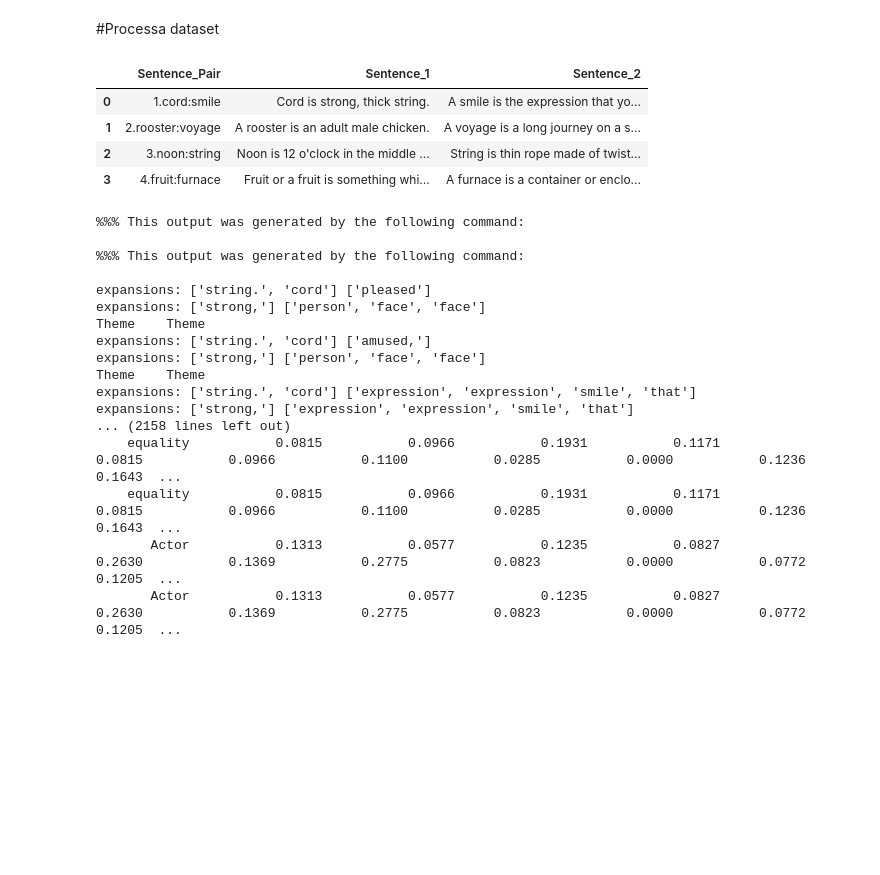
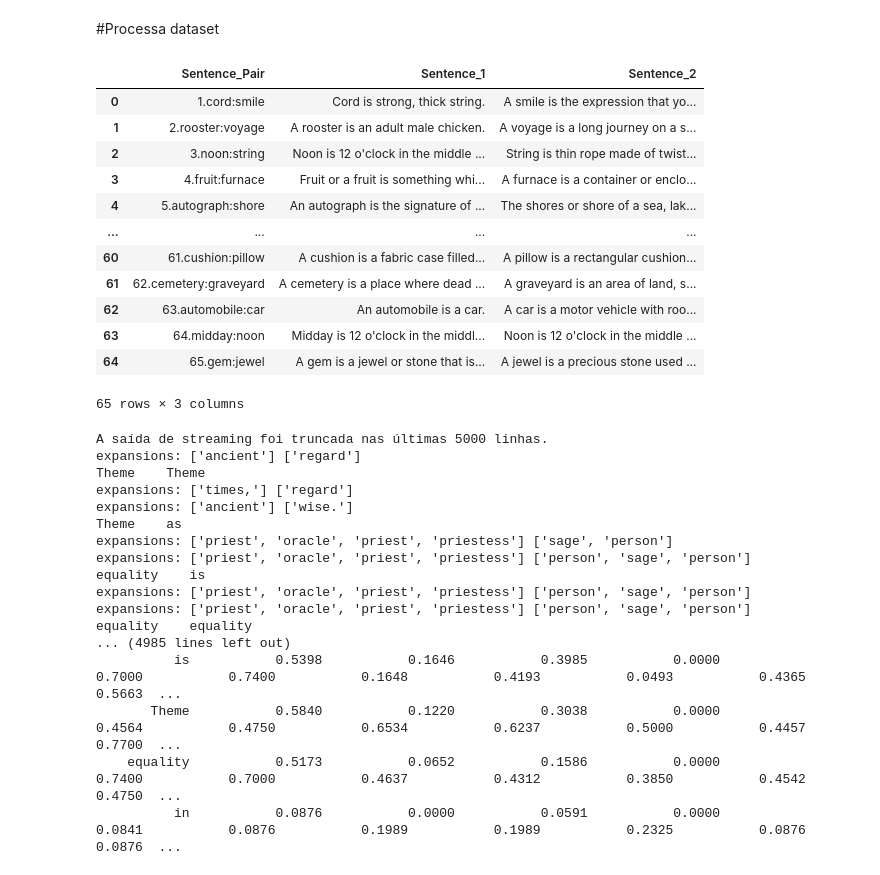
Before and after one commit to ritaalamino/candc_master, a Jupyter notebook: CANDC_learnbyreading.ipynb, the cells around one changed output. Drawn from its saved outputs; the diff is of its cells as text; code cells hidden in the pictures; blank space fills up the shorter version.

```diff
--- a/CANDC_learnbyreading.ipynb
+++ b/CANDC_learnbyreading.ipynb
@@ -692,14 +800,21 @@ def process_sentence(sentence, file_name):
 # %%
 # Lê o arquivo CSV
 df = pd.read_csv('/content/CANDC/dataset.csv')
-df = df[0:4]
 df
 # %% [output]
 |  | Sentence_Pair | Sentence_1 | Sentence_2 |
 | 0 | 1.cord:smile | Cord is strong, thick string. | A smile is the expression that yo... |
 | 1 | 2.rooster:voyage | A rooster is an adult male chicken. | A voyage is a long journey on a s... |
 | 2 | 3.noon:string | Noon is 12 o'clock in the middle ... | String is thin rope made of twist... |
 | 3 | 4.fruit:furnace | Fruit or a fruit is something whi... | A furnace is a container or enclo... |
+| 4 | 5.autograph:shore | An autograph is the signature of ... | The shores or shore of a sea, lak... |
+| ... | ... | ... | ... |
+| 60 | 61.cushion:pillow | A cushion is a fabric case filled... | A pillow is a rectangular cushion... |
+| 61 | 62.cemetery:graveyard | A cemetery is a place where dead ... | A graveyard is an area of land, s... |
+| 62 | 63.automobile:car | An automobile is a car. | A car is a motor vehicle with roo... |
+| 63 | 64.midday:noon | Midday is 12 o'clock in the middl... | Noon is 12 o'clock in the middle ... |
+| 64 | 65.gem:jewel | A gem is a jewel or stone that is... | A jewel is a precious stone used ... |
+65 rows × 3 columns
 # %%
 
 # Lista para armazenar os resultados de similaridade
@@ -724,25 +839,25 @@ for index, row in df.iterrows():
 df['Similarity'] = similarities
 
 # Salva o DataFrame modificado como CSV
-df.to_csv('path_to_your_modified_file.csv', index=False)
+df.to_csv('/content/CANDC/results.csv', index=False)
 # %% [output]
-%%% This output was generated by the following command:
-
-%%% This output was generated by the following command:
-
-expansions: ['string.', 'cord'] ['pleased']
-expansions: ['strong,'] ['person', 'face', 'face']
+A saída de streaming foi truncada nas últimas 5000 linhas.
+expansions: ['ancient'] ['regard']
 Theme    Theme
-expansions: ['string.', 'cord'] ['amused,']
-expansions: ['strong,'] ['person', 'face', 'face']
-Theme    Theme
-expansions: ['string.', 'cord'] ['expression', 'expression', 'smile', 'that']
-expansions: ['strong,'] ['expression', 'expression', 'smile', 'that']
-... (2158 lines left out)
-    equality           0.0815           0.0966           0.1931           0.1171           0.0815           0.0966           0.1100           0.0285           0.0000           0.1236           0.1643  ...
-    equality           0.0815           0.0966           0.1931           0.1171           0.0815           0.0966           0.1100           0.0285           0.0000           0.1236           0.1643  ...
-       Actor           0.1313           0.0577           0.1235           0.0827           0.2630           0.1369           0.2775           0.0823           0.0000           0.0772           0.1205  ...
-       Actor           0.1313           0.0577           0.1235           0.0827           0.2630           0.1369           0.2775           0.0823           0.0000           0.0772           0.1205  ...
+expansions: ['times,'] ['regard']
+expansions: ['ancient'] ['wise.']
+Theme    as
+expansions: ['priest', 'oracle', 'priest', 'priestess'] ['sage', 'person']
+expansions: ['priest', 'oracle', 'priest', 'priestess'] ['person', 'sage', 'person']
+equality    is
+expansions: ['priest', 'oracle', 'priest', 'priestess'] ['person', 'sage', 'person']
+expansions: ['priest', 'oracle', 'priest', 'priestess'] ['person', 'sage', 'person']
+equality    equality
+... (4985 lines left out)
+          is           0.5398           0.1646           0.3985           0.0000           0.7000           0.7400           0.1648           0.4193           0.0493           0.4365           0.5663  ...
+       Theme           0.5840           0.1220           0.3038           0.0000           0.4564           0.4750           0.6534           0.6237           0.5000           0.4457           0.7700  ...
+    equality           0.5173           0.0652           0.1586           0.0000           0.7400           0.7000           0.4637           0.4312           0.3850           0.4542           0.4750  ...
+          in           0.0876           0.0000           0.0591           0.0000           0.0841           0.0876           0.1989           0.1989           0.2325           0.0876           0.0876  ...
 # %%
 similarities
 # %% [output]
```
Also changed, not shown: parts of 15 cells of this notebook.
